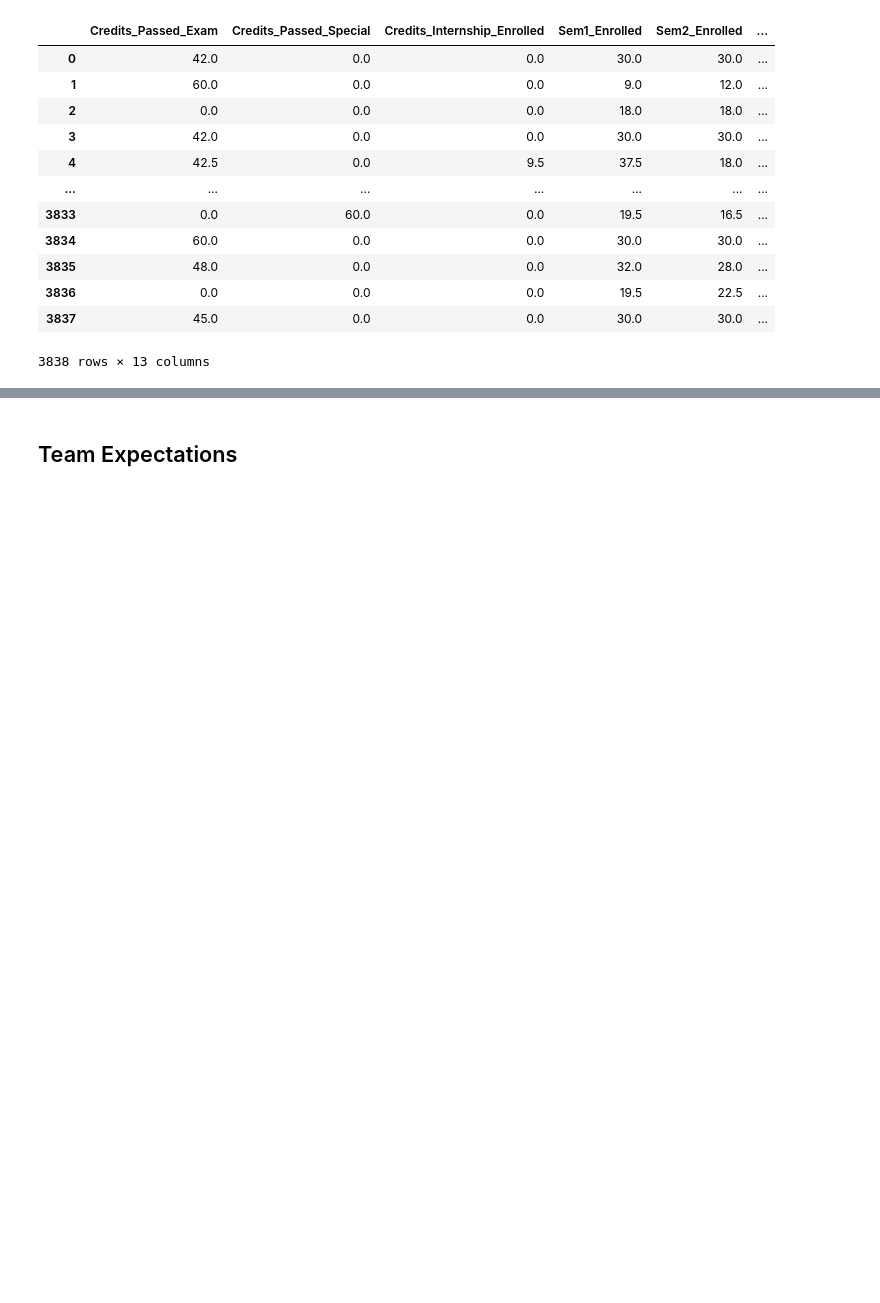
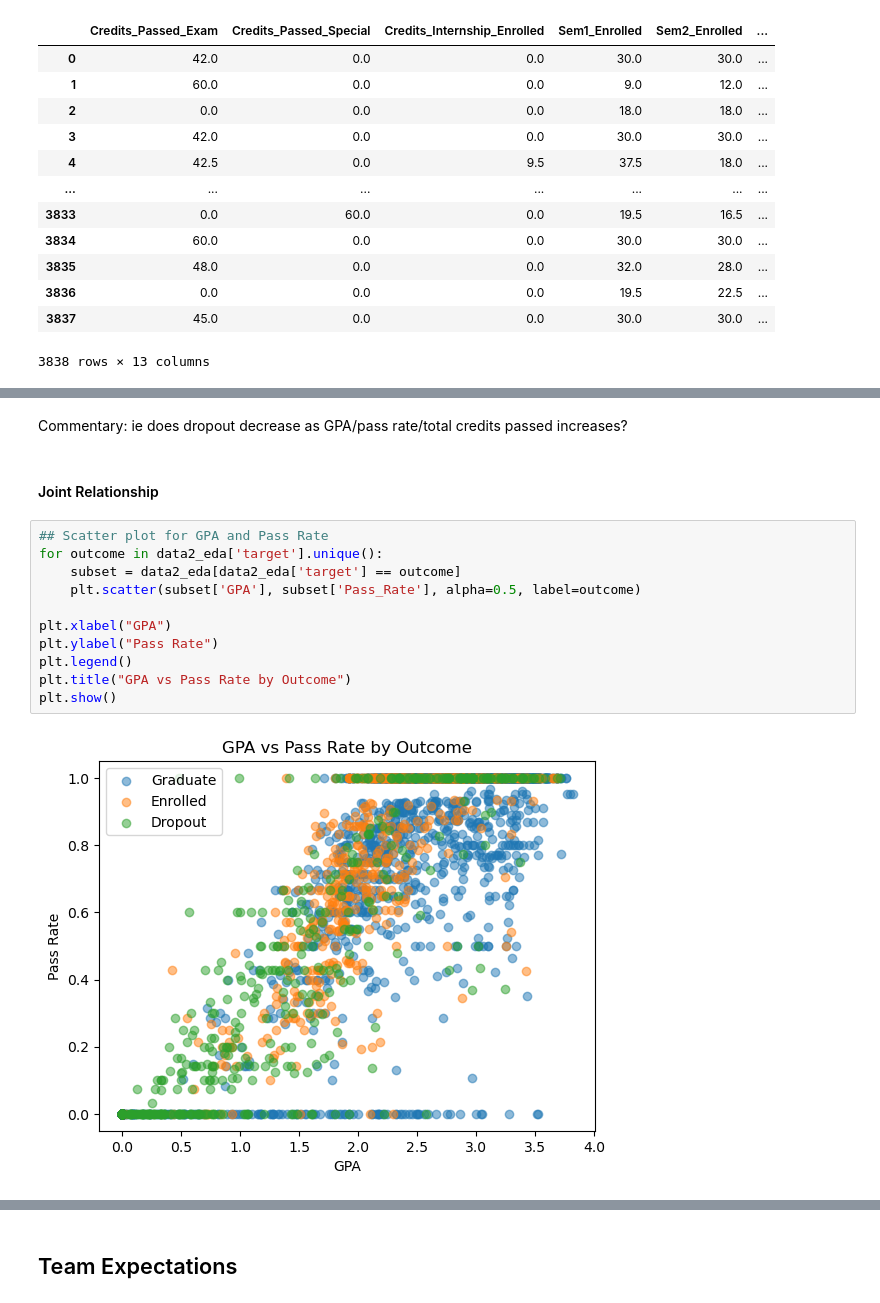
Before and after one commit to COGS108/Group127_WI26, a Jupyter notebook: 02-EDACheckpoint.ipynb, the cells around one changed output, grey strips where cells are left out. Drawn from its saved outputs; the diff is of its cells as text; blank space fills up the shorter version.

```diff
--- a/02-EDACheckpoint.ipynb
+++ b/02-EDACheckpoint.ipynb
@@ -819,0 +922,17 @@ data2_eda
+# %% [markdown]
+Commentary: ie does dropout decrease as GPA/pass rate/total credits passed increases?
+# %% [markdown]
+#### Joint Relationship
+# %%
+## Scatter plot for GPA and Pass Rate
+for outcome in data2_eda['target'].unique():
+    subset = data2_eda[data2_eda['target'] == outcome]
+    plt.scatter(subset['GPA'], subset['Pass_Rate'], alpha=0.5, label=outcome)
+
+plt.xlabel("GPA")
+plt.ylabel("Pass Rate")
+plt.legend()
+plt.title("GPA vs Pass Rate by Outcome")
+plt.show()
+# %% [output]
+[figure, added]
```
Also changed, not shown: parts of 25 cells of this notebook.
